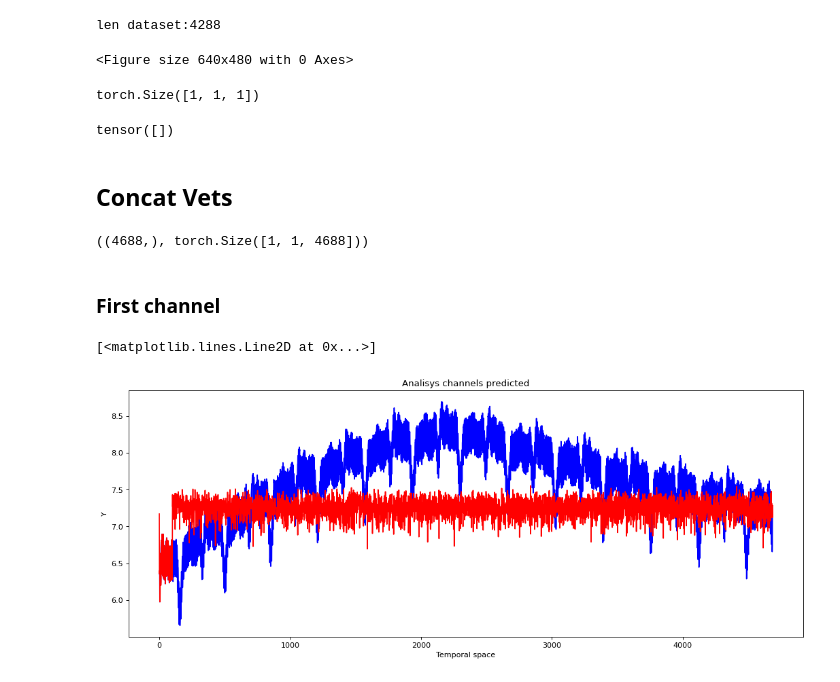
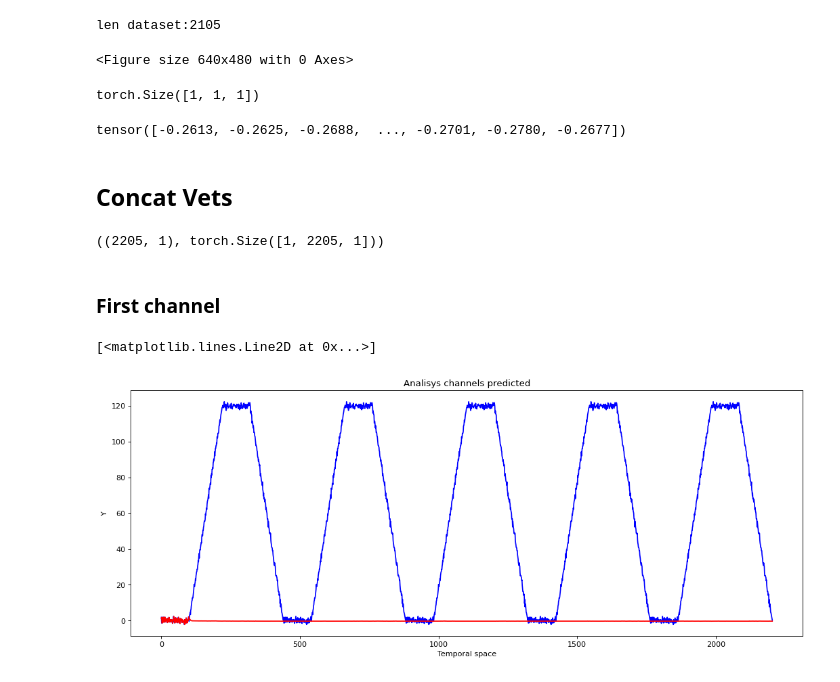
Before and after one commit to oliveiraMats2/Predictive_Maintenance_free_dataset, a Jupyter notebook: notebooks/visualize_predicted_LSTM_CONV.ipynb, the cells around one changed output. Saved outputs shown, nothing was run; the diff lists cells and outputs as text; code cells hidden in the pictures.

```diff
--- a/notebooks/visualize_predicted_LSTM_CONV.ipynb
+++ b/notebooks/visualize_predicted_LSTM_CONV.ipynb
@@ -3,7 +3,7 @@ import sys
 sys.path.insert(0, "/mnt/arquivos_linux/wile_C/Predictive_Maintenance_free_dataset/")
 import torch
 from matplotlib.pyplot import figure
-from datasets import DatasetProphetTest
+from datasets import DatasetSinteticUnsupervisedLSTM
 
 figure(figsize=(8, 6), dpi=80)
 
@@ -11,15 +11,15 @@ limiter = 2000
 
 ABS_PATH = '/mnt/arquivos_linux/wile_C/Predictive_Maintenance_free_dataset'
 
-test_dataset = DatasetProphetTest(dir_data=f'{ABS_PATH}/Datasets/compare_prophet.csv',
-                                       context=400,
-                                       stride=1)
+test_dataset = DatasetSinteticUnsupervisedLSTM(dir_data=f'{ABS_PATH}/Datasets/sintetic_data/test_compressor_data.h5',
+                                               context=100,
+                                               stride=1)
 
 test_loader = torch.utils.data.DataLoader(
                 test_dataset, batch_size=1, shuffle=False
                 )
 # %% [output]
-len dataset:4288
+len dataset:2105
 <Figure size 640x480 with 0 Axes>
 # %%
 def union_vector_predicted_dict(data_predict:dict):
@@ -31,8 +31,8 @@ def union_vector_predicted_dict(data_predict:dict):
     keys_predicted = list(data_predict.keys())
 
     for key in keys_predicted:
+        x_concat = torch.concat((x_concat, data_predict[key]), dim=1)
         #x_concat = torch.concat((x_concat, data_predict[key]), dim=2)
-        x_concat = torch.concat((x_concat, data_predict[key]), dim=2)
 
         del data_predict[key]
 
@@ -48,7 +48,7 @@ vet_predict = union_vector_predicted_dict(data_predict)
 # %%
 vet_predict[0,400:,0]
 # %% [output]
-tensor([])
+tensor([-0.2613, -0.2625, -0.2688,  ..., -0.2701, -0.2780, -0.2677])
 # %% [markdown]
 ## Concat Vets
 # %%
@@ -66,32 +66,32 @@ x_true = test_dataset.data
 
 x_true.shape, vet_predict.shape
 # %% [output]
-((4688,), torch.Size([1, 1, 4688]))
+((2205, 1), torch.Size([1, 2205, 1]))
 # %% [markdown]
 ### First channel
 # %%
 import matplotlib.pyplot as plt
 from matplotlib.pyplot import figure
 
 figure(figsize=(16, 6), dpi=80)
 init_limiter = 0
 limiter = init_limiter + 5400
 
 #plt.plot(data_normal_train[:limiter,0])
 
 #fig, axs = plt.subplots(1, 2, figsize=(15, 15))
 
 feature_channel = 0
 plt.xlabel('Temporal space')
 plt.ylabel('Y')
 plt.title("Analisys channels predicted")
 # plt.plot(x_true[init_limiter:limiter, feature_channel], color='blue', label='sinal Real')
 # plt.plot(vet_predict[0][init_limiter:limiter, feature_channel], color='r', label='sinal previsto')
 plt.plot(x_true, color='blue', label='sinal Real')
-plt.plot(vet_predict[0,0,:], color='r', label='sinal previsto')
+plt.plot(vet_predict[0,:,0], color='r', label='sinal previsto')
 # %% [output]
 [<matplotlib.lines.Line2D at 0x...>]
-[figure, old version]
+[figure, new version]
 # %%
 import matplotlib.pyplot as plt
 from matplotlib.pyplot import figure
```
Also changed, not shown: parts of 3 cells of this notebook, 7 other files.
